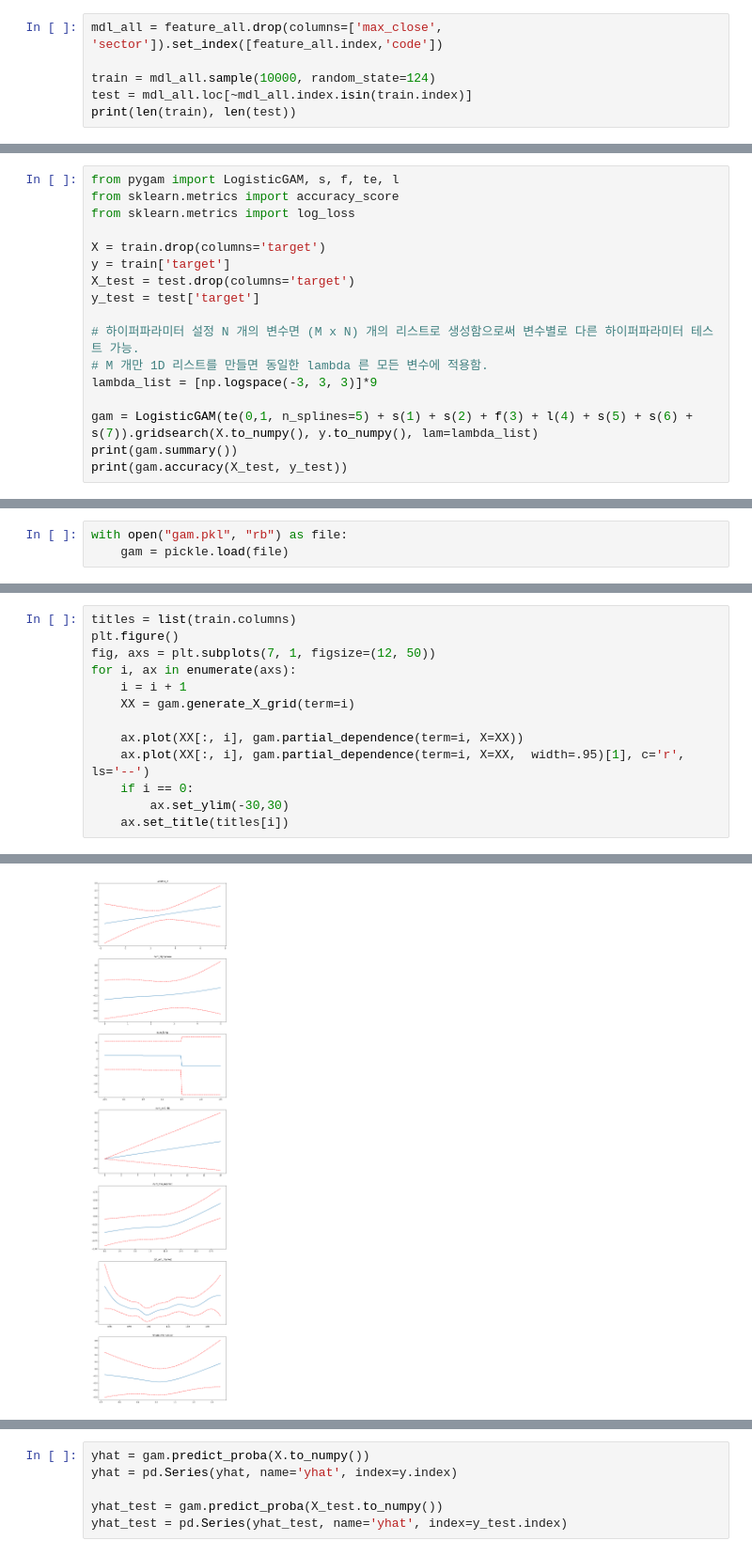
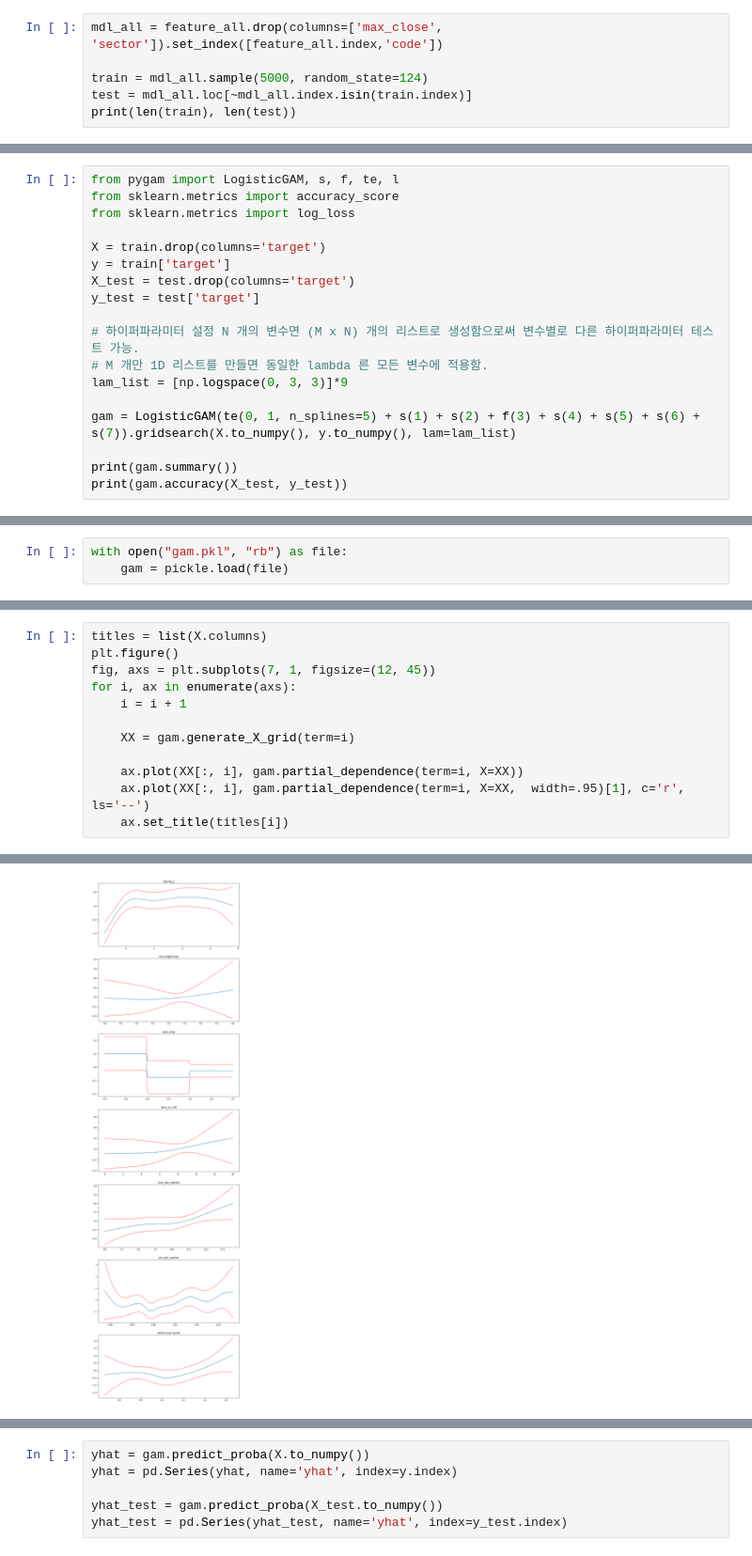
Before and after one commit to occam-KHS/Hanbit-Media, a Jupyter notebook: 4.5.3 GAM.ipynb, the cells around one changed output, grey strips where cells are left out. Shown: that part at 94% size. Drawn from its saved outputs; the diff is of its cells as text.

```diff
--- a/4.5.3 GAM.ipynb
+++ b/4.5.3 GAM.ipynb
@@ -29,7 +29,7 @@ print(f'% of target:{target: 5.1%}')
 # %%
 mdl_all = feature_all.drop(columns=['max_close', 'sector']).set_index([feature_all.index,'code'])
 
-train = mdl_all.sample(10000, random_state=124)
+train = mdl_all.sample(5000, random_state=124)
 test = mdl_all.loc[~mdl_all.index.isin(train.index)]
 print(len(train), len(test))
 # %% [output]
@@ -96,9 +96,10 @@ y_test = test['target']
 
 # 하이퍼파라미터 설정 N 개의 변수면 (M x N) 개의 리스트로 생성함으로써 변수별로 다른 하이퍼파라미터 테스트 가능.
 # M 개만 1D 리스트를 만들면 동일한 lambda 른 모든 변수에 적용함.
-lambda_list = [np.logspace(-3, 3, 3)]*9
+lam_list = [np.logspace(0, 3, 3)]*9
 
-gam = LogisticGAM(te(0,1, n_splines=5) + s(1) + s(2) + f(3) + l(4) + s(5) + s(6) + s(7)).gridsearch(X.to_numpy(), y.to_numpy(), lam=lambda_list)
+gam = LogisticGAM(te(0, 1, n_splines=5) + s(1) + s(2) + f(3) + s(4) + s(5) + s(6) + s(7)).gridsearch(X.to_numpy(), y.to_numpy(), lam=lam_list)
+
 print(gam.summary())
 print(gam.accuracy(X_test, y_test))
 # %% [output]
@@ -140,17 +141,16 @@ print(gam.coef_.shape)
 # %%
-titles = list(train.columns)
+titles = list(X.columns)
 plt.figure()
-fig, axs = plt.subplots(7, 1, figsize=(12, 50))
+fig, axs = plt.subplots(7, 1, figsize=(12, 45))
 for i, ax in enumerate(axs):
     i = i + 1
+
     XX = gam.generate_X_grid(term=i)
 
     ax.plot(XX[:, i], gam.partial_dependence(term=i, X=XX))
     ax.plot(XX[:, i], gam.partial_dependence(term=i, X=XX,  width=.95)[1], c='r', ls='--')
-    if i == 0:
-        ax.set_ylim(-30,30)
     ax.set_title(titles[i])
 # %% [output]
 <Figure size 432x288 with 0 Axes>
-[figure, old version]
+[figure, new version]
 # %% [markdown]
```
Also changed, not shown: parts of 8 cells of this notebook, 1 other file.
